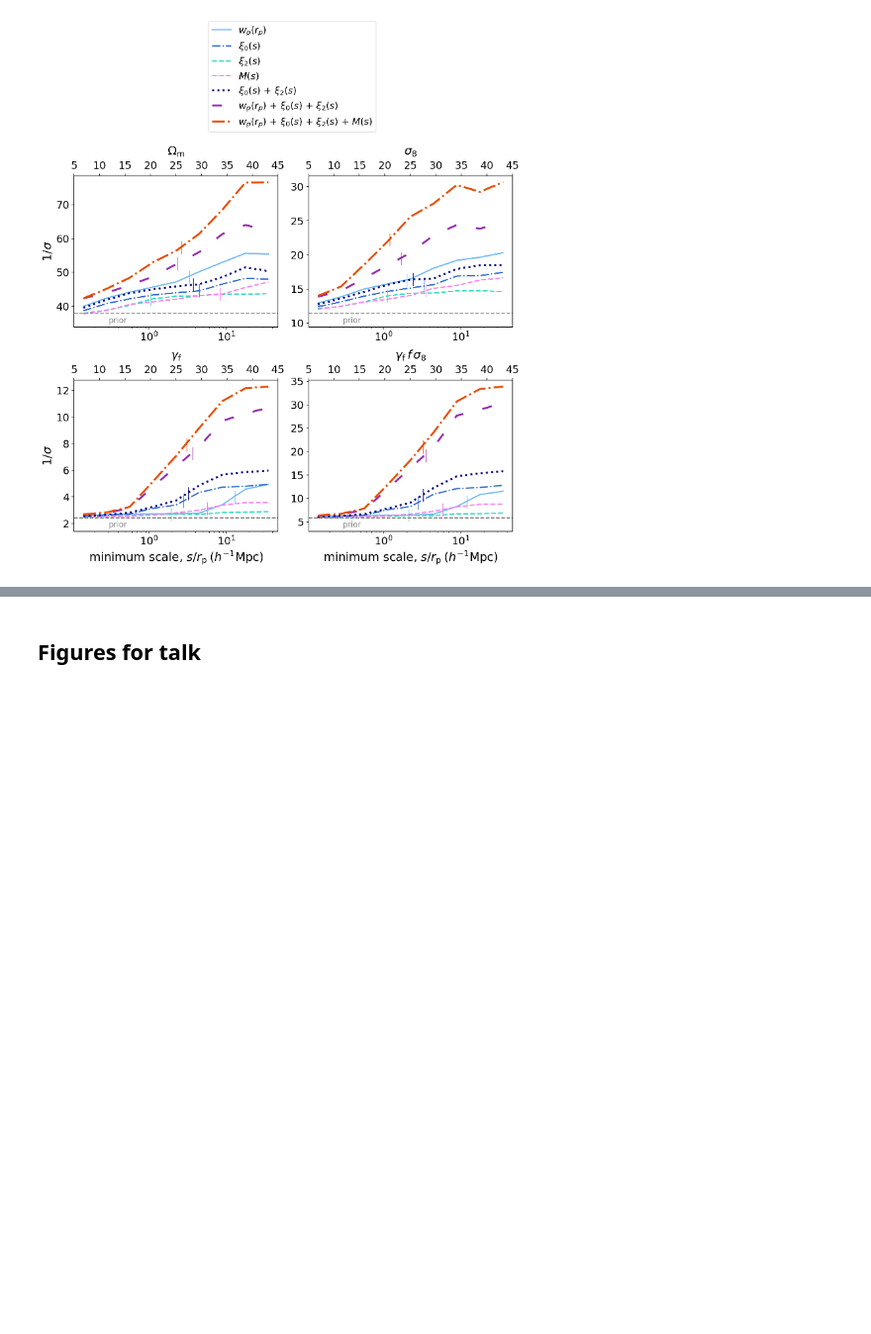
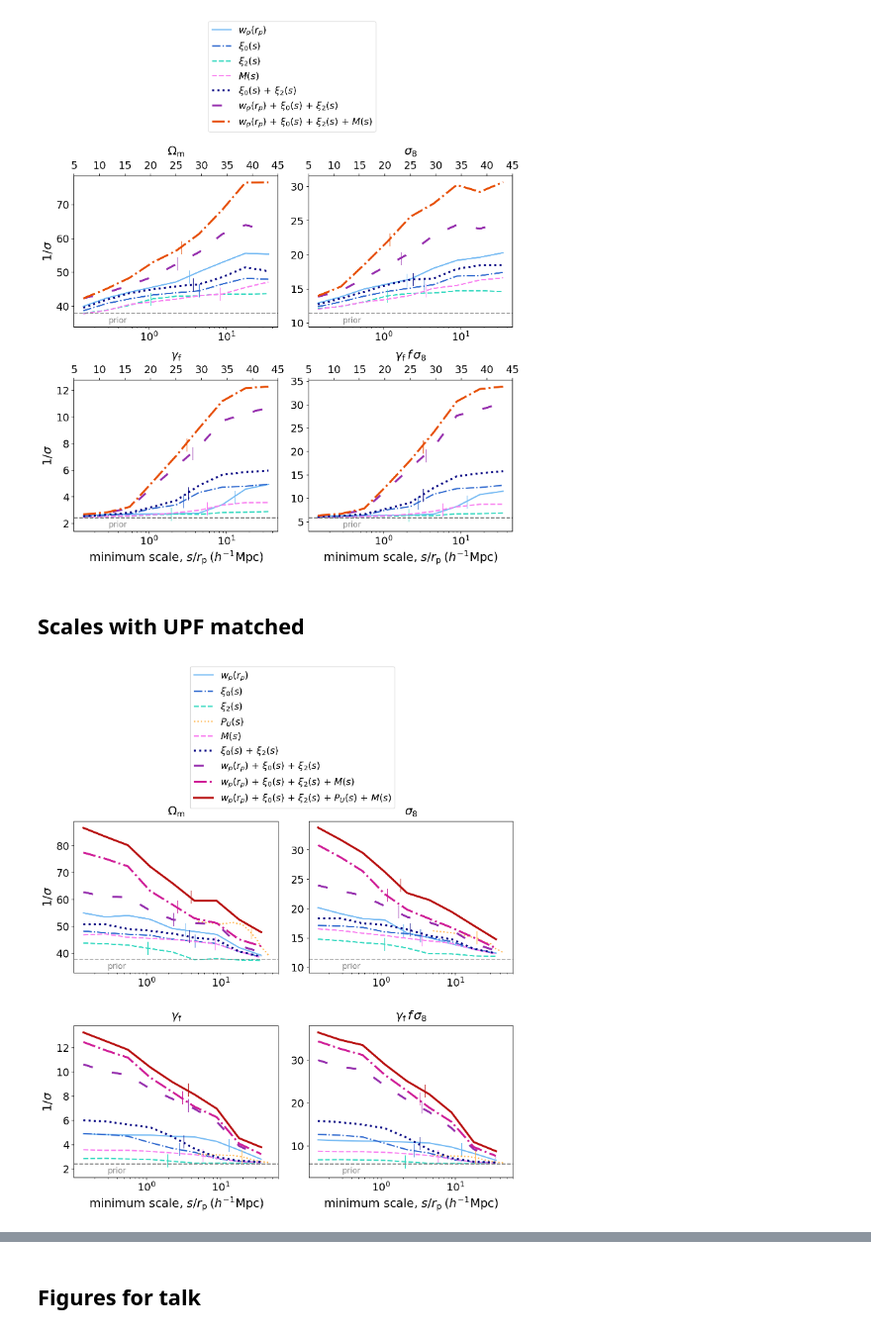
Before and after one commit to kstoreyf/aemulator, a Jupyter notebook: notebooks/2022-03-21_exploratory_figures.ipynb, the cells around one changed output, grey strips where cells are left out. Shown at 99% size. Drawn from its saved outputs; the diff is of its cells as text; code cells hidden in the pictures; blank space fills up the shorter version.

Commit message:
update scale dep plots with upfmatch

```diff
--- a/notebooks/2022-03-21_exploratory_figures.ipynb
+++ b/notebooks/2022-03-21_exploratory_figures.ipynb
@@ -117,6 +117,12 @@ results_dict_minscales_more = np.load(fn_results_dict_minscales_more, allow_pick
 # %%
 fn_results_dict_maxscales_more = f'{results_dict_dir}/results_dict_maxscales_more.npy'
 results_dict_maxscales_more = np.load(fn_results_dict_maxscales_more, allow_pickle=True).item()
+# %%
+fn_results_dict_minscales_upfmatch = f'{results_dict_dir}/results_dict_minscales_upfmatch.npy'
+results_dict_minscales_upfmatch = np.load(fn_results_dict_minscales_upfmatch, allow_pickle=True).item()
+# %%
+fn_results_dict_maxscales_upfmatch = f'{results_dict_dir}/results_dict_maxscales_upfmatch.npy'
+results_dict_maxscales_upfmatch = np.load(fn_results_dict_maxscales_upfmatch, allow_pickle=True).item()
 # %% [markdown]
 ## Scales with more combos, no UPF
 # %%
@@ -130,8 +136,9 @@ labels_scale_more = np.concatenate((labels_single,
                                 make_label(['wp', 'xi', 'xi2', 'mcf']),
                                 make_label(['wp', 'xi', 'xi2', 'upf', 'mcf'])]))
 
+# old orange: '#E64C03'
 colors_scale_more = np.concatenate((colors_single,
-                               ['navy', colors_addin[2], '#E64C03', colors_addin[-1]]))
+                               ['navy', colors_addin[2], '#ff33b4', colors_addin[-1]]))
 # %%
 idxs = [0, 1, 2, 4, 5, 6, 7]
 lws = np.array([2,2,2,2,2,3,3,3,3])
@@ -162,3 +169,20 @@ plotter.plot_scale_dependence_figure(max_scales, results_dict_maxscales_more, pr
 #plt.savefig(f'{plot_dir}/scale_dependence.pdf', bbox_inches='tight')
 # %% [output]
 [figure]
+# %% [markdown]
+## Scales with UPF matched
+# %%
+idxs = np.arange(9)
+lws = np.array([2,2,2,2,2,3,3,3,3])
+long_dash = (0, (5, 10))
+lss = np.array(['-', '-.', '--', ':', '--', ':', long_dash, '-.', '-'])
+min_scales = np.arange(0,9)
+plotter.plot_scale_dependence_figure(min_scales, results_dict_minscales_upfmatch, prior_dict,
+                             params_keydeliverable, stat_strs_scale_more[idxs], id_pairs,
+                             labels_scale_more[idxs], colors_scale_more[idxs],
+                             lss=lss[idxs], lws=lws[idxs],
+                             xlabel=r'minimum scale, $s/r_\mathrm{p} \: (h^{-1}\mathrm{Mpc})$',
+                             comparison_dicts=results_dict_maxscales_upfmatch, show_top_axis=False)
+#plt.savefig(f'{plot_dir}/scale_dependence.pdf', bbox_inches='tight')
+# %% [output]
+[figure, added]
```
Also changed, not shown: parts of 1 cell of this notebook, 2 other files.
